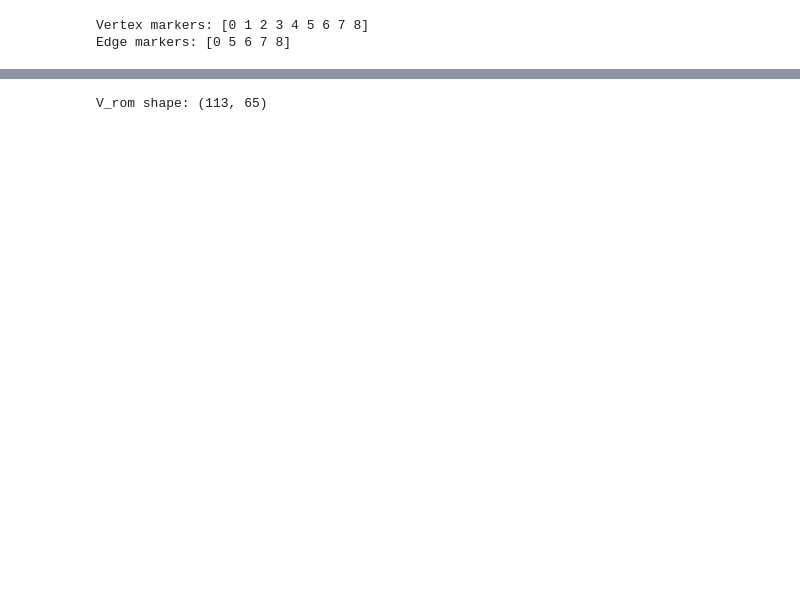
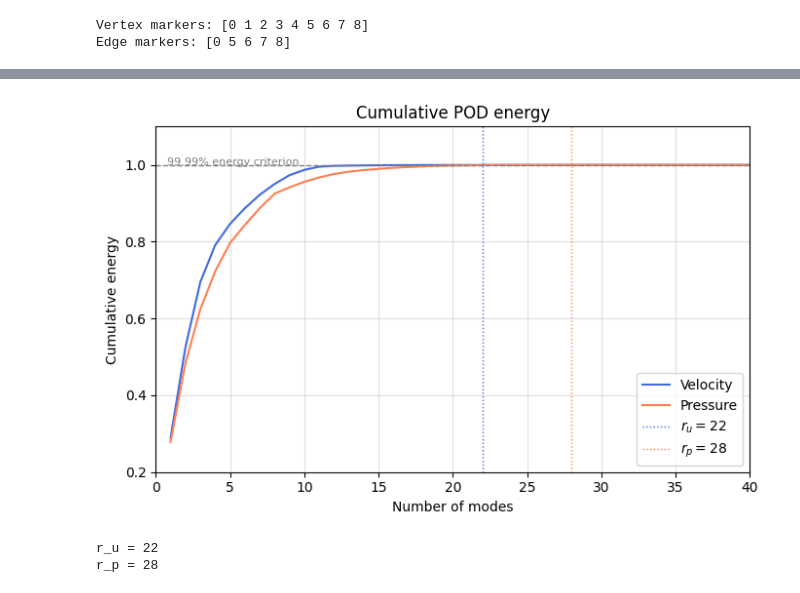
Before and after one commit to tom-fritzdorf/MOR-project, a Jupyter notebook: Q1.ipynb, the cells around one changed output, grey strips where cells are left out. Drawn from its saved outputs; the diff is of its cells as text; code cells hidden in the pictures; blank space fills up the shorter version.

```diff
--- a/Q1.ipynb
+++ b/Q1.ipynb
@@ -678,7 +763,7 @@ speed_n_strongs: 32
 # %%
 def build_pod_basis_from_snapshots(S, inner_product):
     C = S @ inner_product @ S.T
-    tol=1.0 - 1e-7
+    tol=1.0 - 1e-4
     eigenvalues, eigenvectors = np.linalg.eigh(C)
 
     idx = np.argsort(eigenvalues)[::-1]
@@ -759,11 +844,52 @@ Supremizer orthonormality error: 7.287918228850879e-12
-# %%
-# Enrich velocity basis with supremizer basis
-V_u_enriched = np.column_stack([V_u, V_s])
-
-V_u_enriched, _ = np.linalg.qr(V_u_enriched)
-
-V_rom = scipy.linalg.block_diag(V_u_enriched, V_p)
-
-print("V_rom shape:", V_rom.shape)
-# %% [output]
-V_rom shape: (113, 65)
+# %%
+import numpy as np
+import matplotlib.pyplot as plt
+
+threshold = 0.9999  # 99.99% energy criterion
+
+# Mode numbers
+modes_u = np.arange(1, len(energy_u) + 1)
+modes_p = np.arange(1, len(energy_p) + 1)
+
+# First number of modes reaching the threshold
+r_u = np.argmax(energy_u >= threshold) + 1
+r_p = np.argmax(energy_p >= threshold) + 1
+
+plt.figure(figsize=(7, 4.5))
+
+plt.plot(modes_u, energy_u, label="Velocity", color="royalblue")
+plt.plot(modes_p, energy_p, label="Pressure", color="coral")
+
+plt.axhline(threshold, color="gray", linestyle="--", linewidth=1)
+plt.axvline(r_u, color="royalblue", linestyle=":", linewidth=1, label=rf"$r_u = {r_u}$")
+plt.axvline(r_p, color="coral", linestyle=":", linewidth=1, label=rf"$r_p = {r_p}$")
+
+plt.text(
+    0.02,
+    threshold + 0.00004,
+    "99.99% energy criterion",
+    transform=plt.gca().get_yaxis_transform(),
+    color="gray",
+    fontsize=8
+)
+
+plt.title("Cumulative POD energy")
+plt.xlabel("Number of modes")
+plt.ylabel("Cumulative energy")
+
+plt.ylim(0.2, 1.1)
+plt.xlim(0, 40)
+
+plt.grid(True, alpha=0.4)
+plt.legend(loc="lower right")
+
+plt.tight_layout()
+plt.savefig("q1_cumulative_pod_energy.png", dpi=300)
+plt.show()
+
+print("r_u =", r_u)
+print("r_p =", r_p)
+# %% [output]
+[figure, added]
+r_u = 22
+r_p = 28
```
Also changed, not shown: parts of 22 cells of this notebook, 1 other file.
